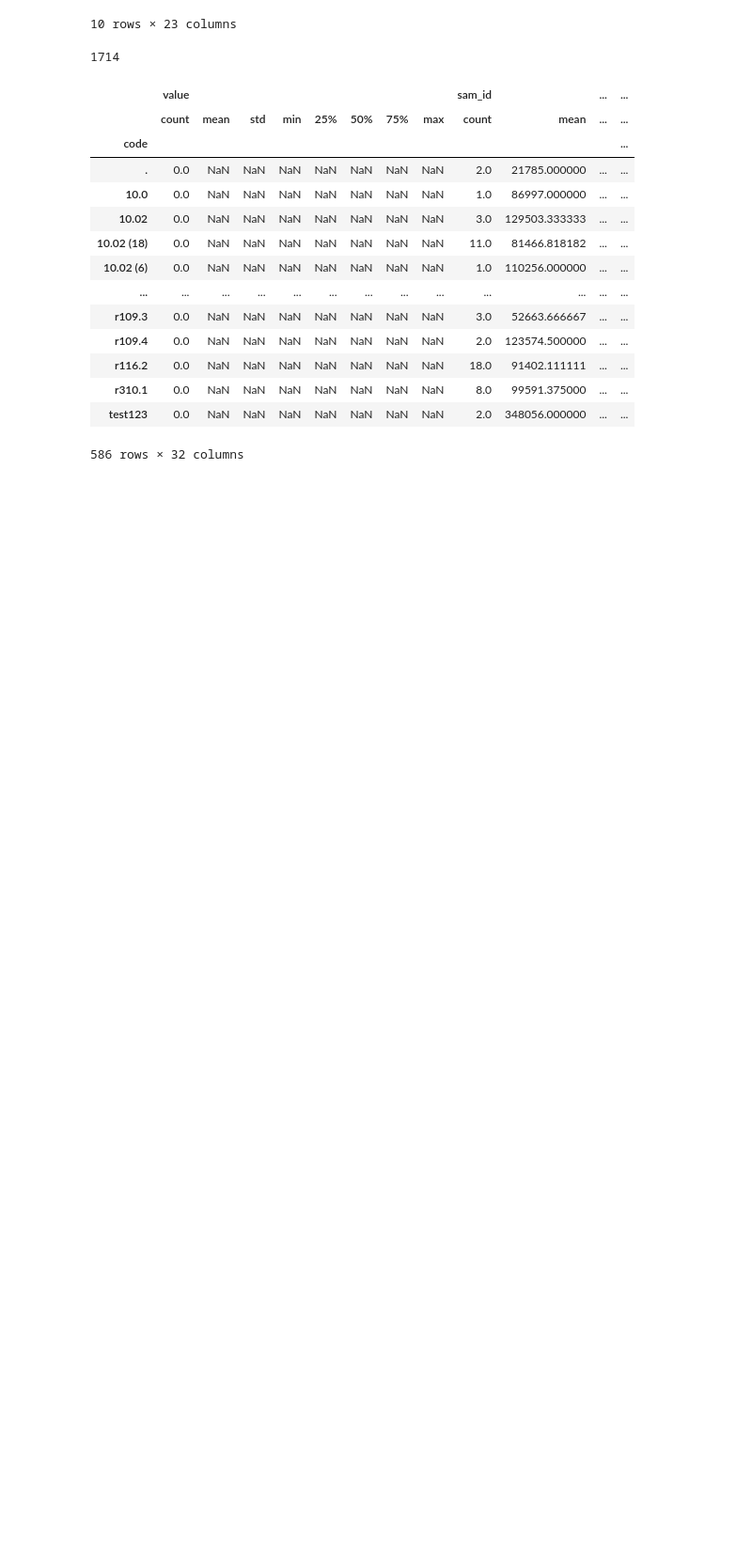
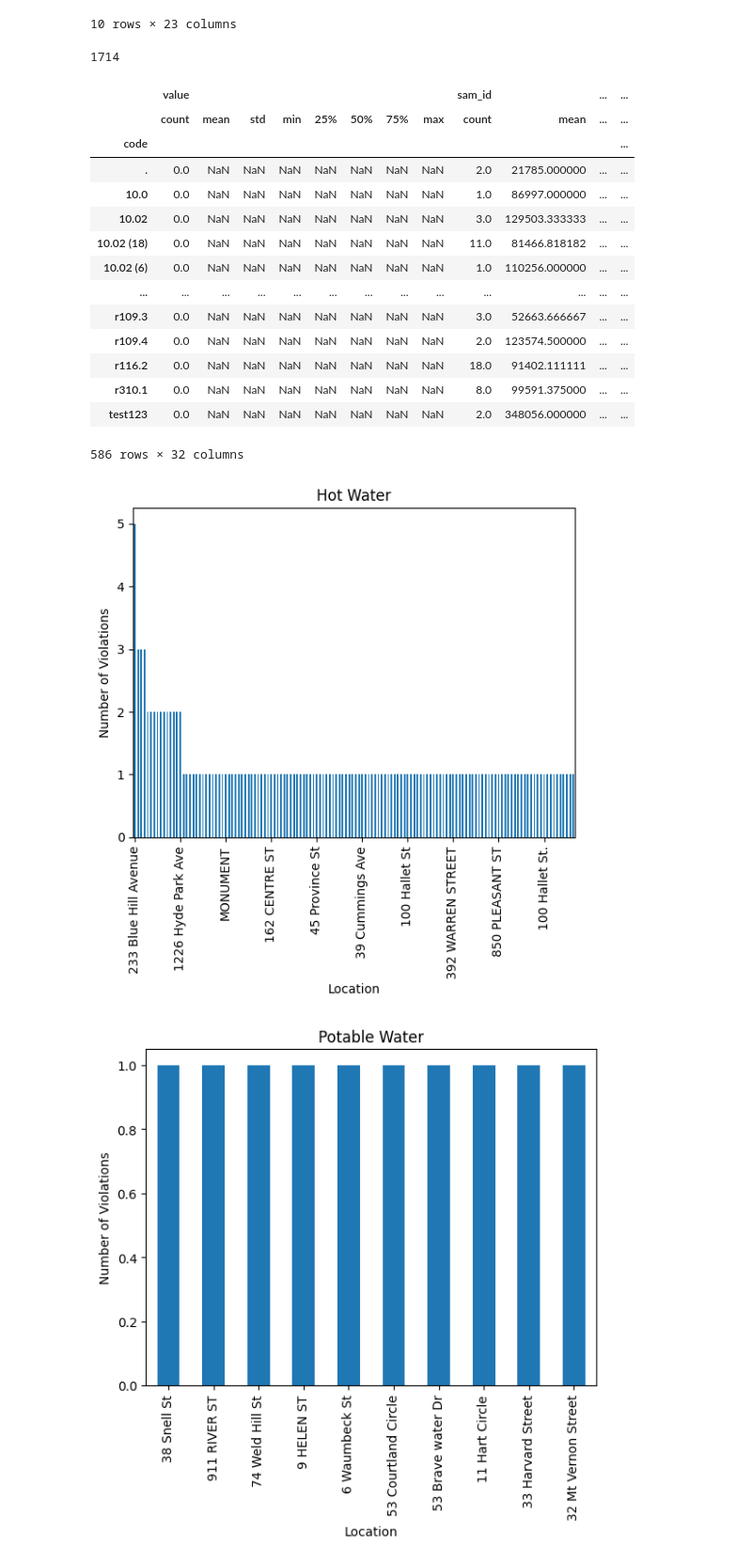
Before and after one commit to BU-Spark/ds-councilor-breadon-bad-landlords2, a Jupyter notebook: spring23-team-3/analysis/violations_analysis.ipynb, the cells around one changed output. Shown at 94% size. Saved outputs shown, nothing was run; the diff lists cells and outputs as text; code cells hidden in the pictures; blank space fills up the shorter version.

Commit message:
Analyzed Violations data set to determine buildings with most hazardous conditions violations (made graphs)

```diff
--- a/spring23-team-3/analysis/violations_analysis.ipynb
+++ b/spring23-team-3/analysis/violations_analysis.ipynb
@@ -58,3 +58,7 @@ groupby_code.describe()
 | r310.1 | 0.0 | NaN | NaN | NaN | NaN | NaN | NaN | NaN | 8.0 | 99591.375000 | ... | ... |
 | test123 | 0.0 | NaN | NaN | NaN | NaN | NaN | NaN | NaN | 2.0 | 348056.000000 | ... | ... |
 586 rows × 32 columns
+# %%
+# Hard-Coded Dictionary of hazardous conditions + violation codes
+violations = {"Hot Water": "410.190", "Potable Water": "410.180", "Heating Facilities Required": "410.200", "Temperature Requirements": "410.201",
+              "Asbestos Material": "410.353", "Use of Lead Paint Prohibited": "410.502"}
@@ -60,0 +67,25 @@ groupby_code.describe()
+# %%
+import matplotlib.pyplot as plt
+# Go through each of the hazardous conditions violations
+for name, code in violations.items():
+    # Look at only this violation (code name in the dataset have other values beyond the code # so had to use contains)
+    mask = df['code'].str.contains(code, case=False, na=False)
+    df_code =  df[mask]
+    # Count the number of violations for each address
+    count = df_code['contact_addr1'].value_counts()
+
+    # Plot the count
+    count.plot(kind='bar', rot=0)
+
+    plt.locator_params(axis='x', nbins=10)
+    plt.xticks(rotation='vertical')
+
+    plt.title(name)
+    plt.xlabel('Location')
+    plt.ylabel('Number of Violations')
+    plt.show()
+
+    # TODO: Create a ranking
+# %% [output]
+[figure, added]
+[figure, added]
```
Also changed, not shown: parts of 2 cells of this notebook.
